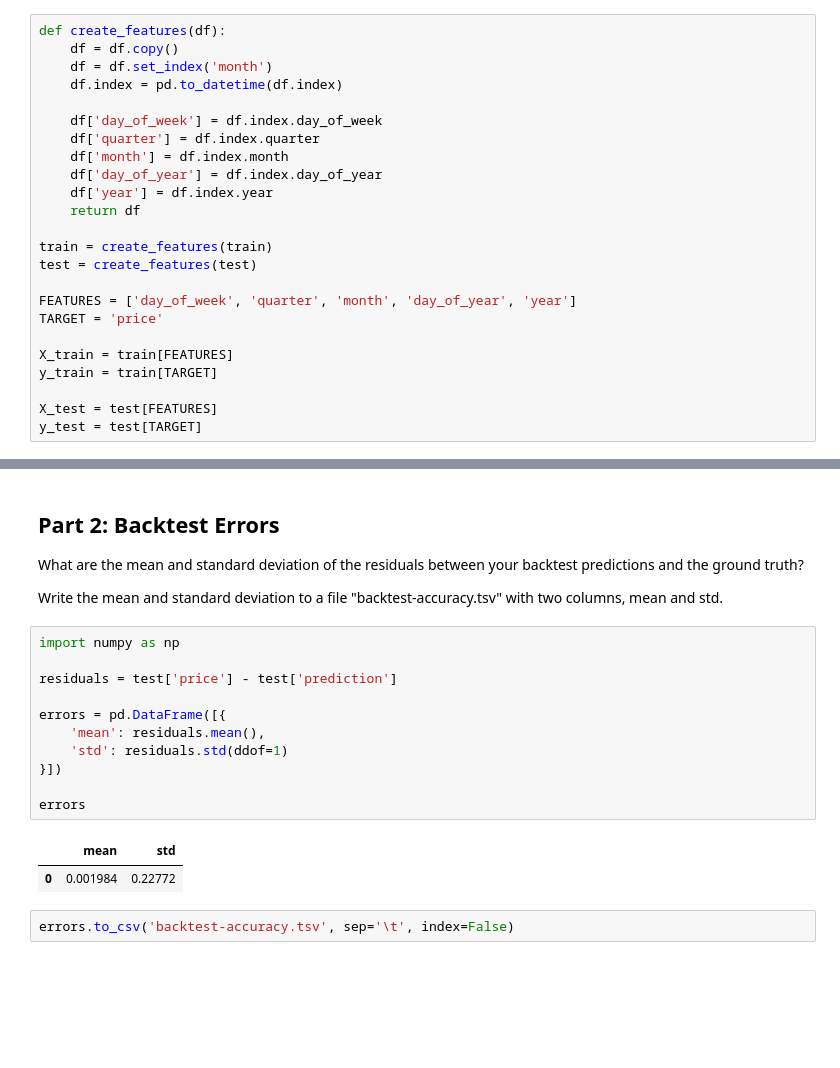
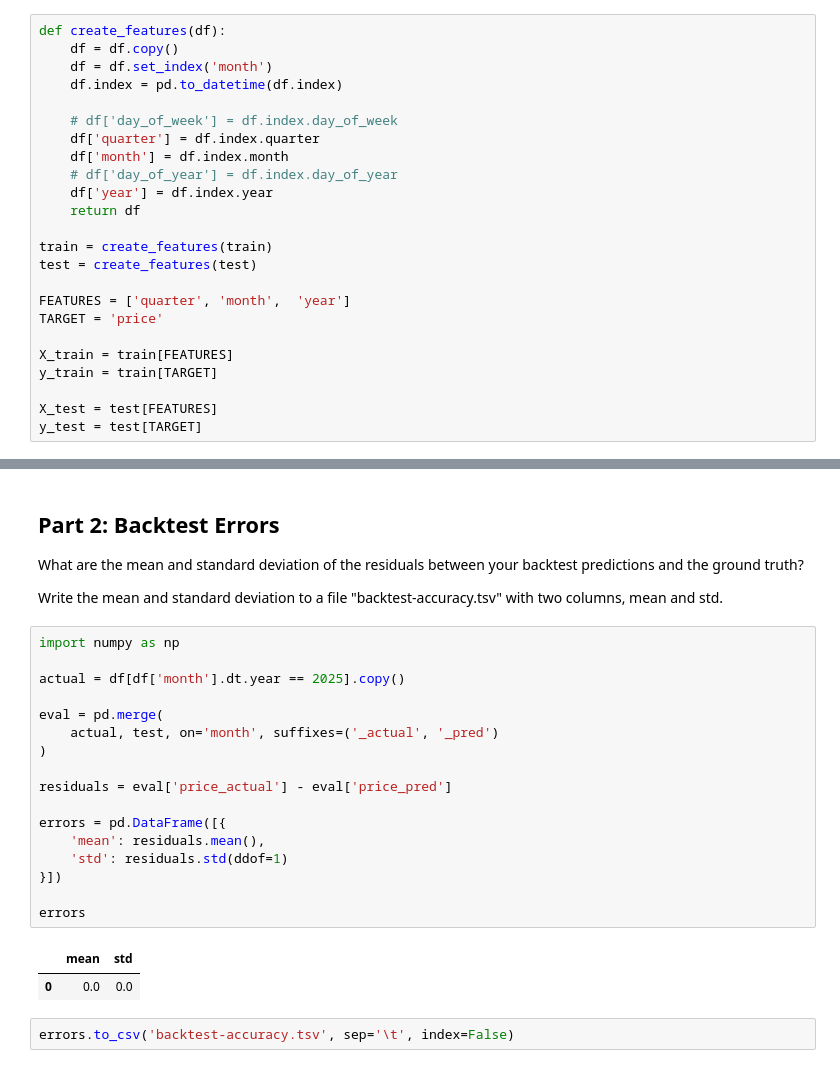
Before and after one commit to aidandig/dx704-project-02, a Jupyter notebook: dx704-project-02.ipynb, the cells around one changed output, grey strips where cells are left out. Cells and saved outputs as stored; diff of their text form; blank space fills up the shorter version.

```diff
--- a/dx704-project-02.ipynb
+++ b/dx704-project-02.ipynb
@@ -125,17 +125,17 @@ def create_features(df):
     df = df.set_index('month')
     df.index = pd.to_datetime(df.index)
 
-    df['day_of_week'] = df.index.day_of_week
+    # df['day_of_week'] = df.index.day_of_week
     df['quarter'] = df.index.quarter
     df['month'] = df.index.month
-    df['day_of_year'] = df.index.day_of_year
+    # df['day_of_year'] = df.index.day_of_year
     df['year'] = df.index.year
     return df
 
 train = create_features(train)
 test = create_features(test)
 
-FEATURES = ['day_of_week', 'quarter', 'month', 'day_of_year', 'year']
+FEATURES = ['quarter', 'month',  'year']
 TARGET = 'price'
 
 X_train = train[FEATURES]
@@ -215,17 +215,23 @@ Write the mean and standard deviation to a file "backtest-accuracy.tsv" with two
 # %%
 import numpy as np
 
-residuals = test['price'] - test['prediction']
+actual = df[df['month'].dt.year == 2025].copy()
+
+eval = pd.merge(
+    actual, test, on='month', suffixes=('_actual', '_pred')
+)
+
+residuals = eval['price_actual'] - eval['price_pred']
 
 errors = pd.DataFrame([{
     'mean': residuals.mean(),
     'std': residuals.std(ddof=1)
 }])
 
 errors
 # %% [output]
 |  | mean | std |
-| 0 | 0.001984 | 0.22772 |
+| 0 | 0.0 | 0.0 |
 # %%
 errors.to_csv('backtest-accuracy.tsv', sep='\t', index=False)
 # %% [markdown]
```
Also changed, not shown: parts of 6 cells of this notebook, 5 other files.
